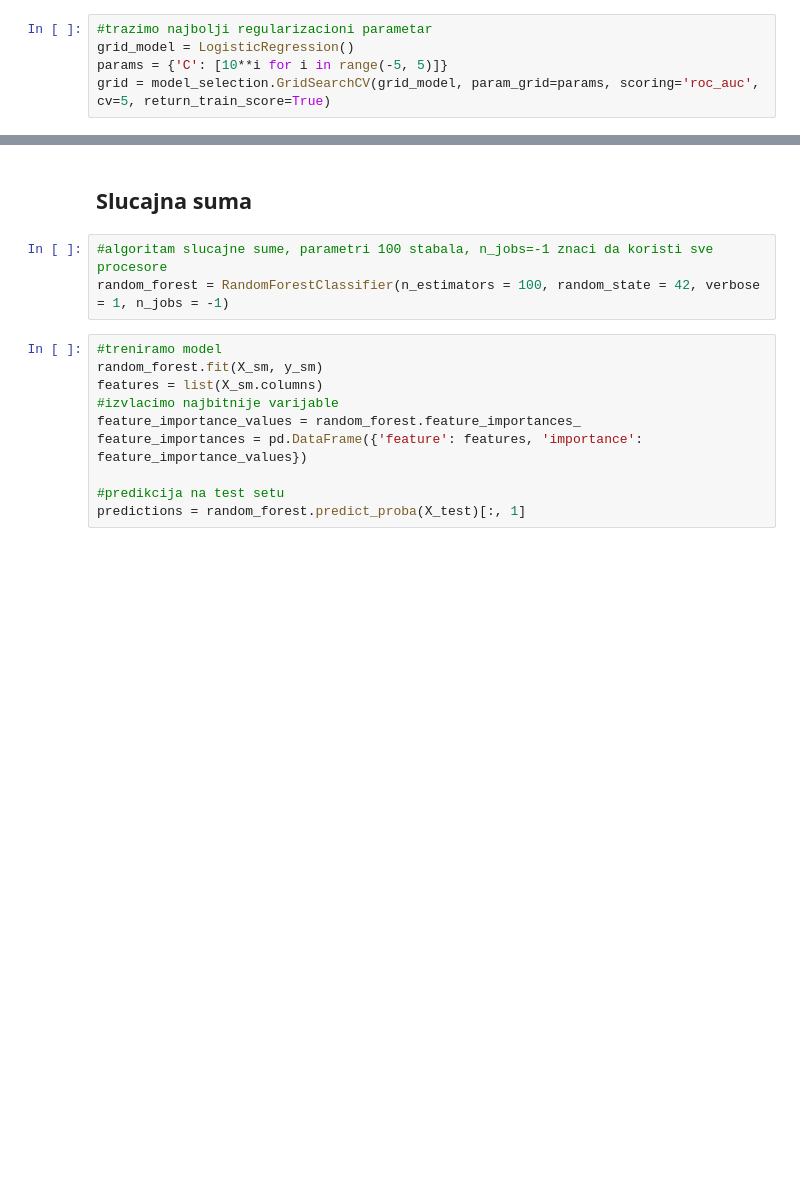
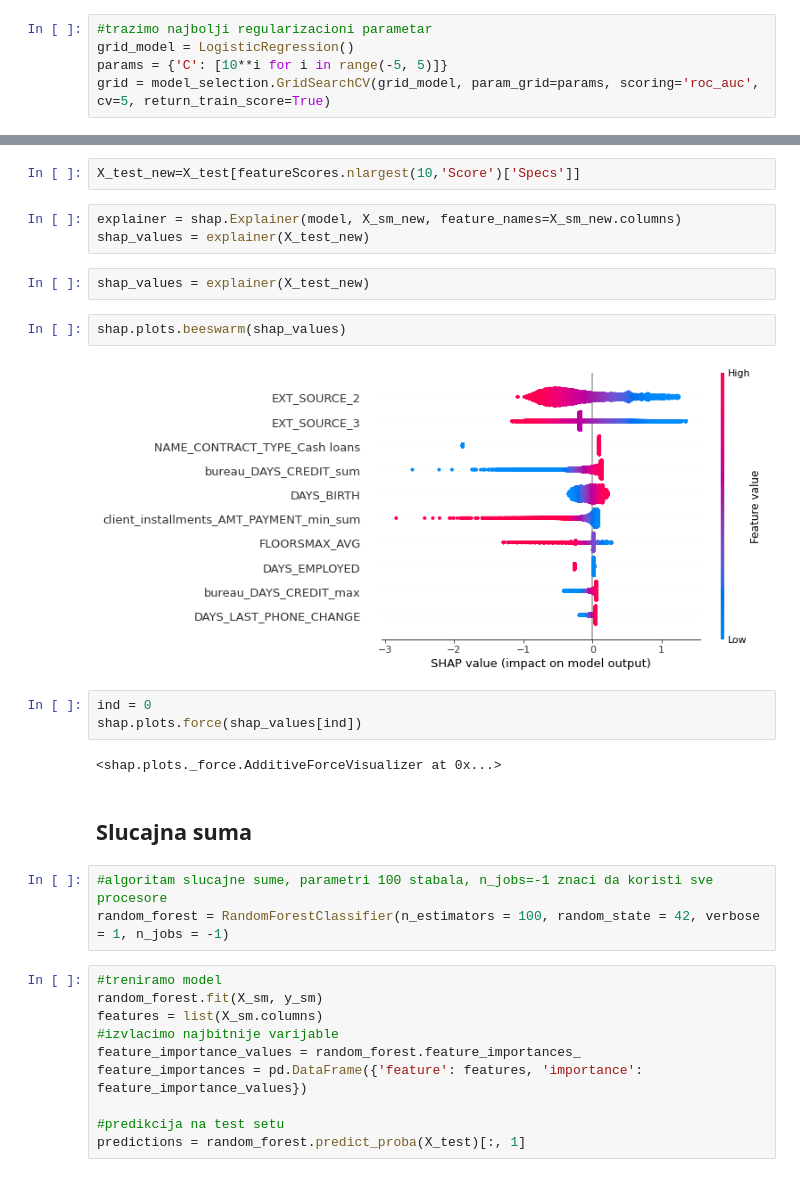
Before and after one commit to milicasaric/Master-rad, a Jupyter notebook: Model Selection-HomeCredit.ipynb, the cells around one changed output, grey strips where cells are left out. Drawn from its saved outputs; the diff is of its cells as text; blank space fills up the shorter version.

```diff
--- a/Model Selection-HomeCredit.ipynb
+++ b/Model Selection-HomeCredit.ipynb
@@ -139,3 +260,19 @@ valid_auc
+# %%
+X_test_new=X_test[featureScores.nlargest(10,'Score')['Specs']]
+# %%
+explainer = shap.Explainer(model, X_sm_new, feature_names=X_sm_new.columns)
+shap_values = explainer(X_test_new)
+# %%
+shap_values = explainer(X_test_new)
+# %%
+shap.plots.beeswarm(shap_values)
+# %% [output]
+[figure, added]
+# %%
+ind = 0
+shap.plots.force(shap_values[ind])
+# %% [output]
+<shap.plots._force.AdditiveForceVisualizer at 0x...>
 # %% [markdown]
 ## Slucajna suma
 # %%
```
Also changed, not shown: parts of 40 cells of this notebook.
